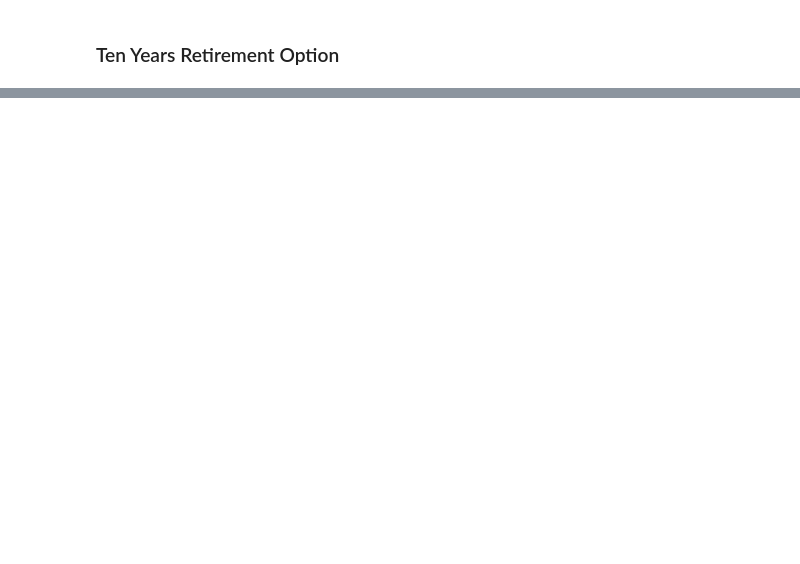
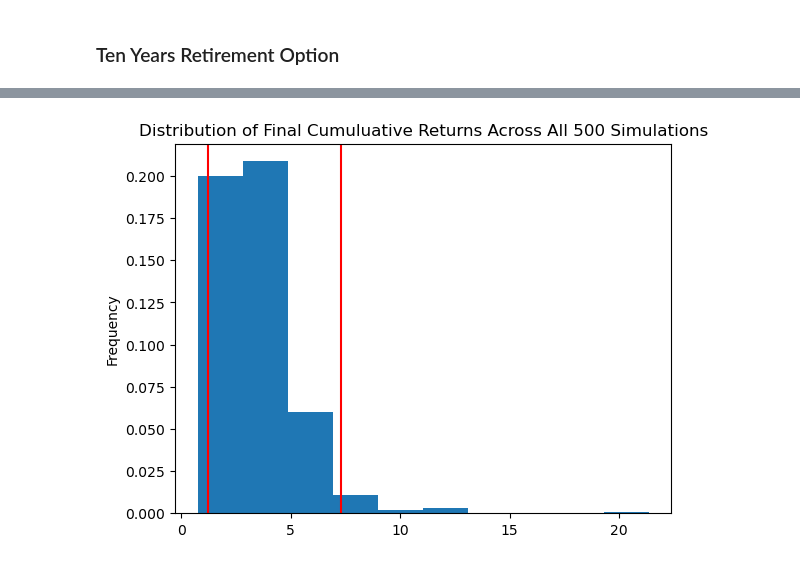
Before and after one commit to 0xNullLight/FinTech-Assignments, a Jupyter notebook: Unit_5/financial-planner.ipynb, the cells around one changed output, grey strips where cells are left out. Drawn from its saved outputs; the diff is of its cells as text; code cells hidden in the pictures; blank space fills up the shorter version.

```diff
--- a/Unit_5/financial-planner.ipynb
+++ b/Unit_5/financial-planner.ipynb
@@ -417,6 +547,9 @@ print(f"There is a 95% chance that an initial investment of ${initial_investment
 # %%
 # Plot probability distribution and confidence intervals
 # YOUR CODE HERE!
+dist_plot_10y = MC_portfolio_10y.plot_distribution()
+# %% [output]
+[figure, added]
 # %%
 # Fetch summary statistics from the Monte Carlo simulation results
 # YOUR CODE HERE!
```
Also changed, not shown: parts of 25 cells of this notebook, 1 other file.
